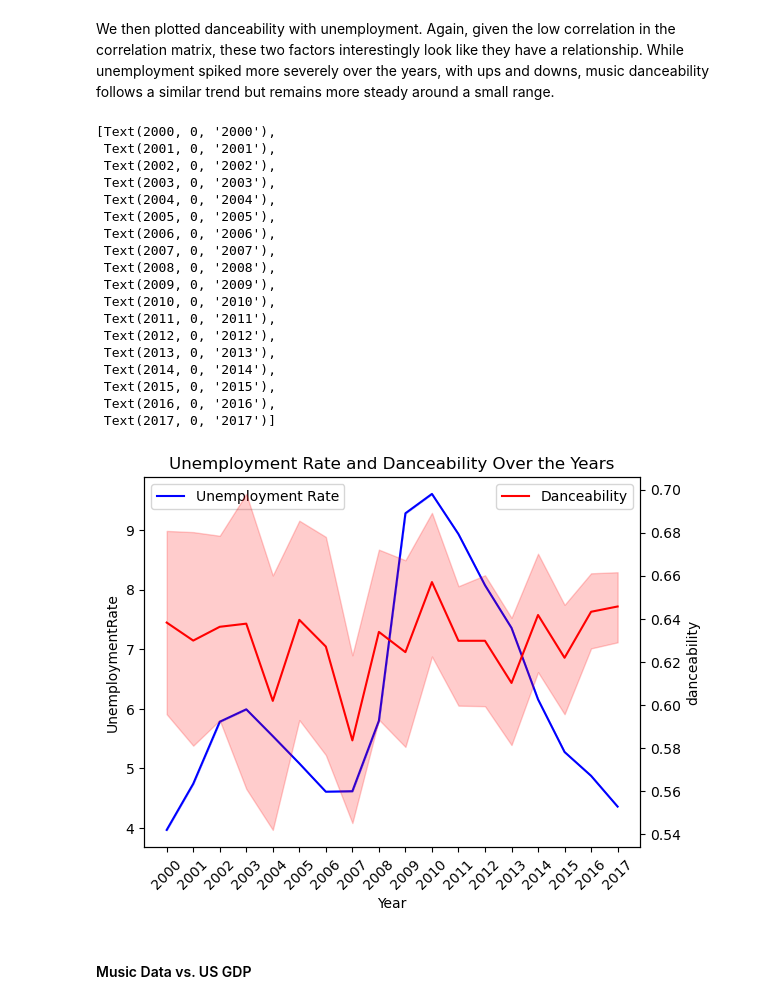
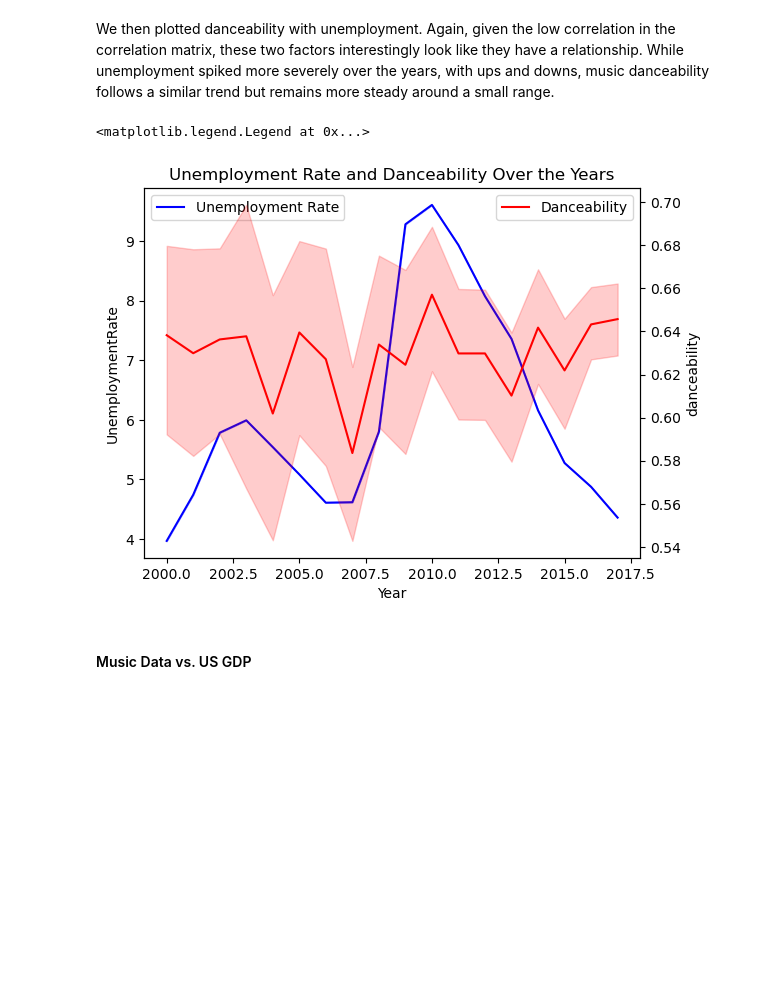
Before and after one commit to yp358/info2950-proj, a Jupyter notebook: p2-final.ipynb, the cells around one changed output. Saved outputs shown, nothing was run; the diff lists cells and outputs as text; code cells hidden in the pictures; blank space fills up the shorter version.

```diff
--- a/p2-final.ipynb
+++ b/p2-final.ipynb
@@ -592,42 +563,22 @@ We then plotted danceability with unemployment. Again, given the low correlation
 # %%
 # visualize time series of danceability and unemploymentrate across the years
 fig, ax1 = plt.subplots()
 sns.lineplot(x='year', y='UnemploymentRate', data=cleandata, ax=ax1, \
     color='blue', label='UnemploymentRate')
 ax2 = ax1.twinx()
 sns.lineplot(x='year', y='danceability', data=cleandata, ax=ax2, \
     color='red', label='danceability')
 
 ax1.set_title('Unemployment Rate and Danceability Over the Years')
 ax1.set_xlabel('Year')
 
 lines1, _ = ax1.get_legend_handles_labels()
 lines2, _ = ax2.get_legend_handles_labels()
 ax1.legend(lines1, ['Unemployment Rate'], loc='upper left')
 ax2.legend(lines2, ['Danceability'], loc='upper right')
-
-ax1.set_xticks(years)
-ax1.set_xticklabels(years, rotation=45)
 # %% [output]
-[Text(2000, 0, '2000'),
- Text(2001, 0, '2001'),
- Text(2002, 0, '2002'),
- Text(2003, 0, '2003'),
- Text(2004, 0, '2004'),
- Text(2005, 0, '2005'),
- Text(2006, 0, '2006'),
- Text(2007, 0, '2007'),
- Text(2008, 0, '2008'),
- Text(2009, 0, '2009'),
- Text(2010, 0, '2010'),
- Text(2011, 0, '2011'),
- Text(2012, 0, '2012'),
- Text(2013, 0, '2013'),
- Text(2014, 0, '2014'),
- Text(2015, 0, '2015'),
- Text(2016, 0, '2016'),
- Text(2017, 0, '2017')]
+<matplotlib.legend.Legend at 0x...>
-[figure, old version]
+[figure, new version]
 # %% [markdown]
 #### Music Data vs. US GDP
 # %% [markdown]
```
Also changed, not shown: parts of 19 cells of this notebook.
